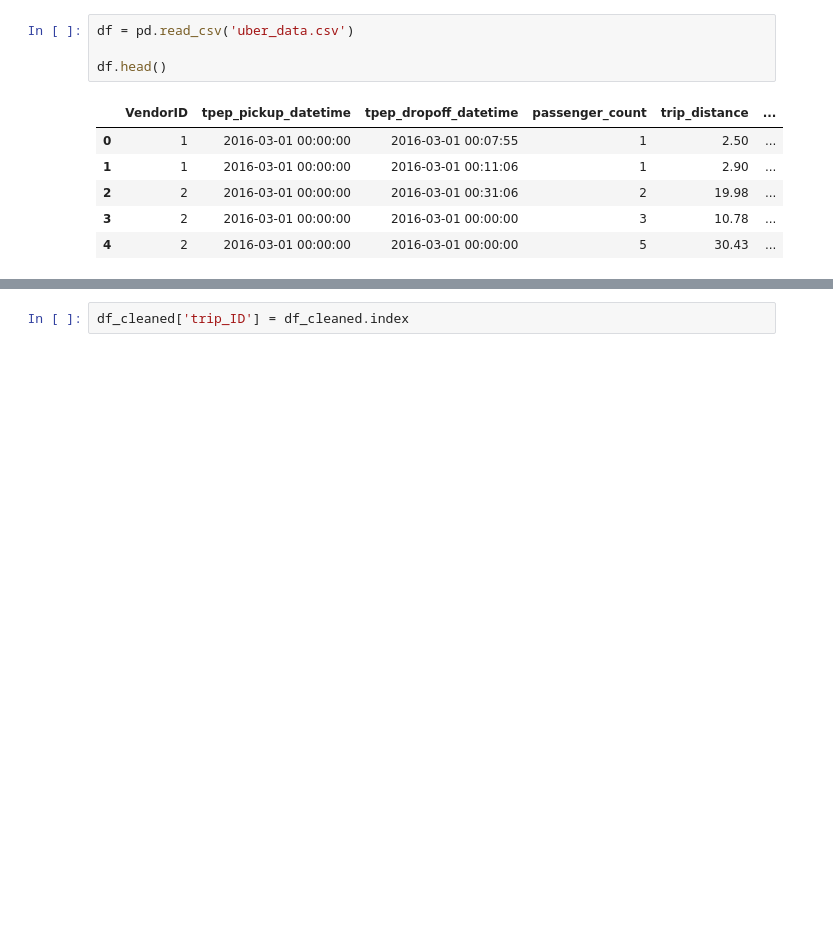
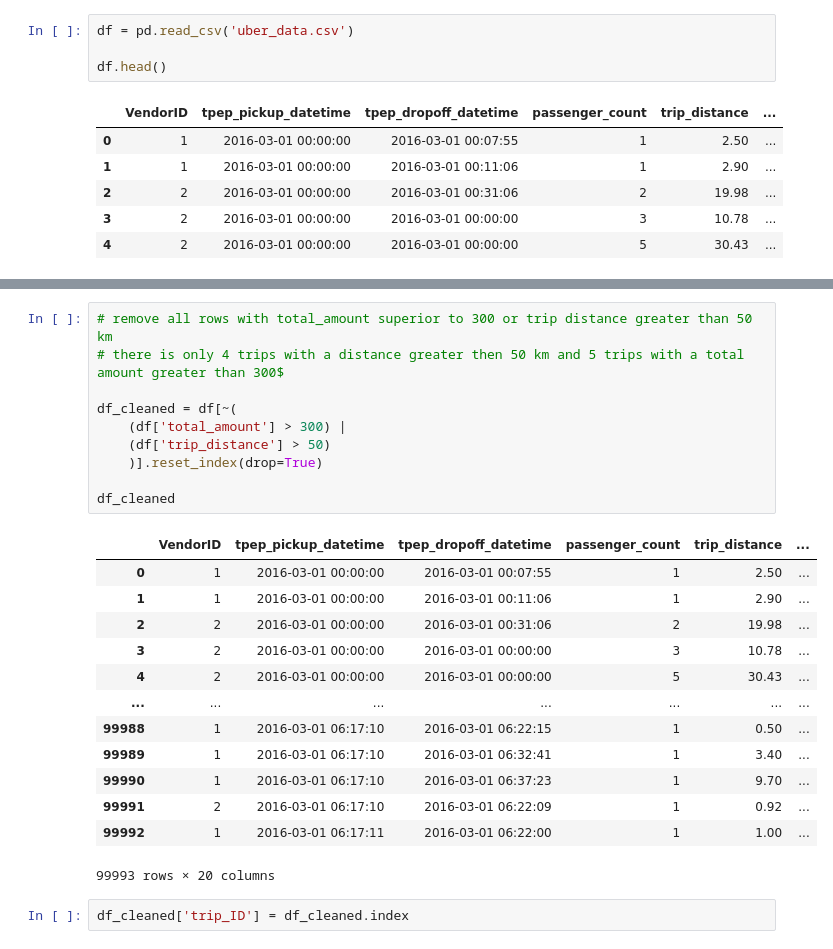
Before and after one commit to WithDD97/Uber-Data-Analytics-, a Jupyter notebook: Uber_data (1).ipynb, the cells around one changed output, grey strips where cells are left out. Drawn from its saved outputs; the diff is of its cells as text; blank space fills up the shorter version.

```diff
--- a/Uber_data (1).ipynb
+++ b/Uber_data (1).ipynb
@@ -139,2 +133,26 @@ df_cleaned
+# %%
+# remove all rows with total_amount superior to 300 or trip distance greater than 50 km
+# there is only 4 trips with a distance greater then 50 km and 5 trips with a total amount greater than 300$
+
+df_cleaned = df[~(
+    (df['total_amount'] > 300) |
+    (df['trip_distance'] > 50)
+    )].reset_index(drop=True)
+
+df_cleaned
+# %% [output]
+|  | VendorID | tpep_pickup_datetime | tpep_dropoff_datetime | passenger_count | trip_distance | ... |
+| 0 | 1 | 2016-03-01 00:00:00 | 2016-03-01 00:07:55 | 1 | 2.50 | ... |
+| 1 | 1 | 2016-03-01 00:00:00 | 2016-03-01 00:11:06 | 1 | 2.90 | ... |
+| 2 | 2 | 2016-03-01 00:00:00 | 2016-03-01 00:31:06 | 2 | 19.98 | ... |
+| 3 | 2 | 2016-03-01 00:00:00 | 2016-03-01 00:00:00 | 3 | 10.78 | ... |
+| 4 | 2 | 2016-03-01 00:00:00 | 2016-03-01 00:00:00 | 5 | 30.43 | ... |
+| ... | ... | ... | ... | ... | ... | ... |
+| 99988 | 1 | 2016-03-01 06:17:10 | 2016-03-01 06:22:15 | 1 | 0.50 | ... |
+| 99989 | 1 | 2016-03-01 06:17:10 | 2016-03-01 06:32:41 | 1 | 3.40 | ... |
+| 99990 | 1 | 2016-03-01 06:17:10 | 2016-03-01 06:37:23 | 1 | 9.70 | ... |
+| 99991 | 2 | 2016-03-01 06:17:10 | 2016-03-01 06:22:09 | 1 | 0.92 | ... |
+| 99992 | 1 | 2016-03-01 06:17:11 | 2016-03-01 06:22:00 | 1 | 1.00 | ... |
+99993 rows × 20 columns
 # %%
 df_cleaned['trip_ID'] = df_cleaned.index
```
Also changed, not shown: parts of 19 cells of this notebook.
